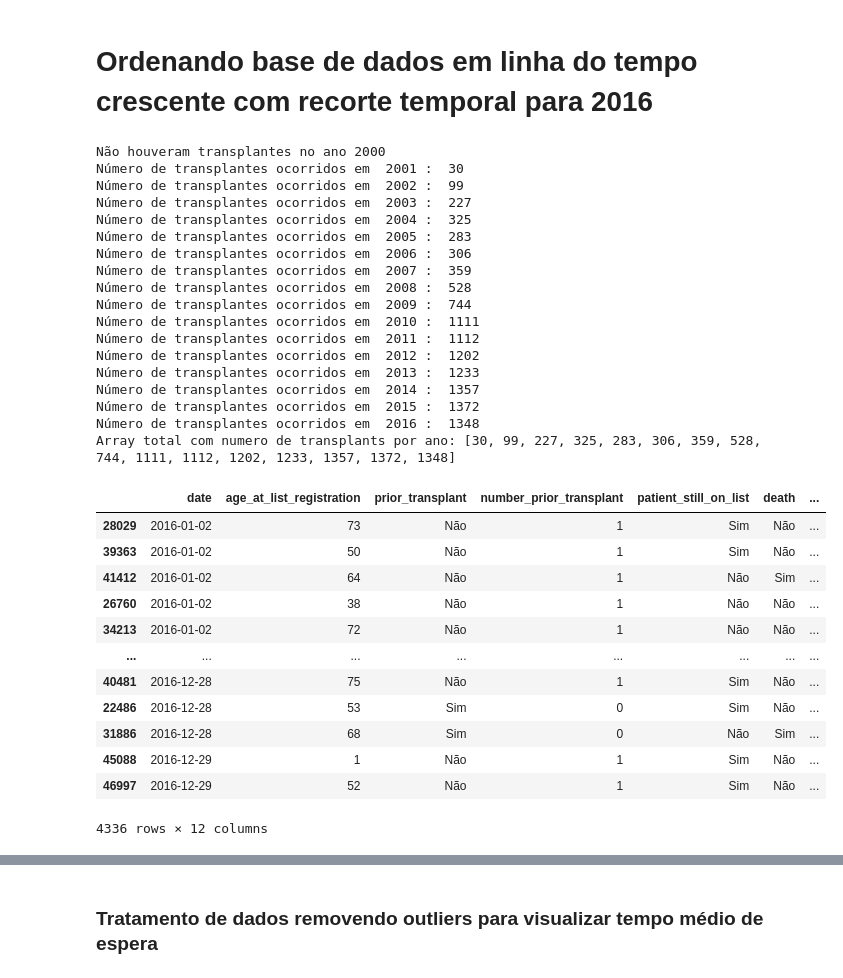
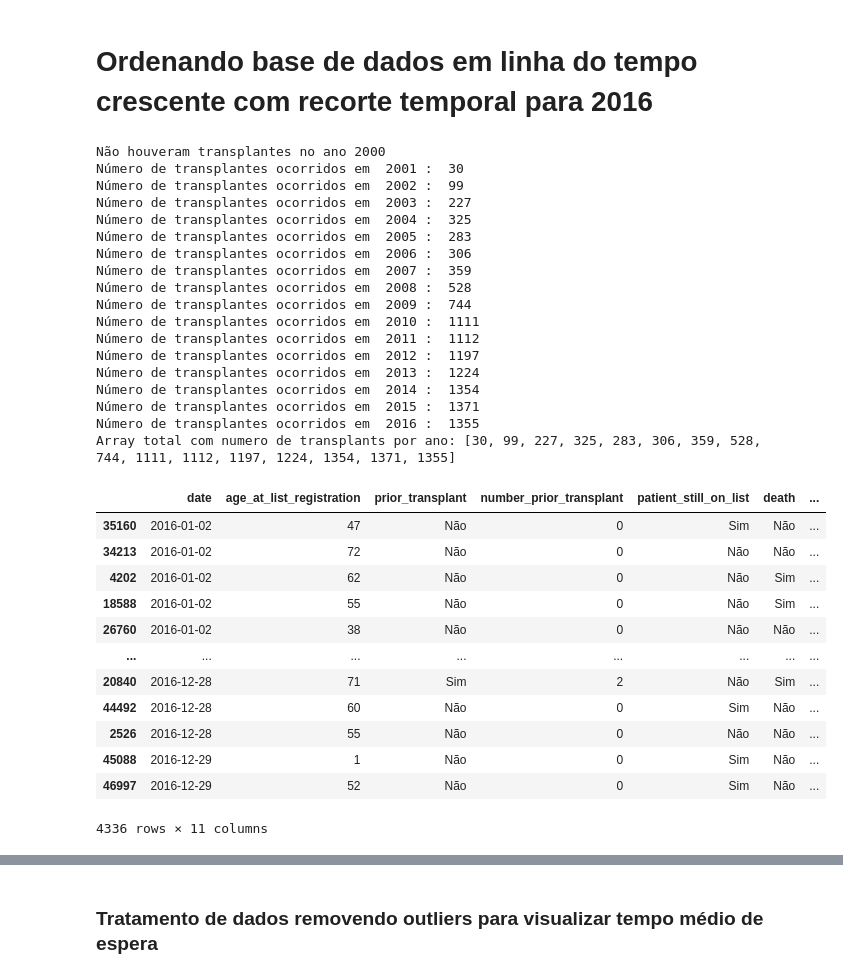
Before and after one commit to Claricez/Trabalho-de-simulacao-discreta-, a Jupyter notebook: main.ipynb, the cells around one changed output, grey strips where cells are left out. Saved outputs shown, nothing was run; the diff lists cells and outputs as text; code cells hidden in the pictures.

```diff
--- a/main.ipynb
+++ b/main.ipynb
@@ -60,7 +24,7 @@ Name: number_prior_transplant, Length: 48153, dtype: int64
 # %%
 base_dados['date'] = pd.to_datetime(base_dados['date'], dayfirst=True)
 base_dados = base_dados.sort_values('date')
-base_dados['chegada'] = (base_dados['date'] - dados_filtrados['date'].min()).dt.days
+base_dados['chegada'] = (base_dados['date'] - base_dados['date'].min()).dt.days
 base_dados['final_date'] = base_dados['date'] + pd.to_timedelta(base_dados['time'], unit='D')
 
 number_of_transplants_per_year = []
@@ -68,48 +32,48 @@ number_of_transplants_per_year = []
 currentYear = 2000
 for i in range(17):
     dados_filtrados = base_dados.loc[(base_dados['final_date'].dt.year == currentYear) & (base_dados['Transplant'] == 'Sim')]
     try:
         contagem_sim_condicional = dados_filtrados['Transplant'].value_counts()['Sim']
         number_of_transplants_per_year.append(contagem_sim_condicional)
         print("Número de transplantes ocorridos em ", currentYear, ": ", contagem_sim_condicional)
     except:
         contagem_sim_condicional = 0
         print("Não houveram transplantes no ano", currentYear)
     currentYear = currentYear + 1
 
 dados_filtrados = base_dados[base_dados['date'].dt.year == 2016]
 print("Array total com numero de transplants por ano:", number_of_transplants_per_year)
 
 display(dados_filtrados)
 # %% [output]
 Não houveram transplantes no ano 2000
 Número de transplantes ocorridos em  2001 :  30
 Número de transplantes ocorridos em  2002 :  99
 Número de transplantes ocorridos em  2003 :  227
 Número de transplantes ocorridos em  2004 :  325
 Número de transplantes ocorridos em  2005 :  283
 Número de transplantes ocorridos em  2006 :  306
 Número de transplantes ocorridos em  2007 :  359
 Número de transplantes ocorridos em  2008 :  528
 Número de transplantes ocorridos em  2009 :  744
 Número de transplantes ocorridos em  2010 :  1111
 Número de transplantes ocorridos em  2011 :  1112
-Número de transplantes ocorridos em  2012 :  1202
-Número de transplantes ocorridos em  2013 :  1233
-Número de transplantes ocorridos em  2014 :  1357
-Número de transplantes ocorridos em  2015 :  1372
-Número de transplantes ocorridos em  2016 :  1348
-Array total com numero de transplants por ano: [30, 99, 227, 325, 283, 306, 359, 528, 744, 1111, 1112, 1202, 1233, 1357, 1372, 1348]
+Número de transplantes ocorridos em  2012 :  1197
+Número de transplantes ocorridos em  2013 :  1224
+Número de transplantes ocorridos em  2014 :  1354
+Número de transplantes ocorridos em  2015 :  1371
+Número de transplantes ocorridos em  2016 :  1355
+Array total com numero de transplants por ano: [30, 99, 227, 325, 283, 306, 359, 528, 744, 1111, 1112, 1197, 1224, 1354, 1371, 1355]
 |  | date | age_at_list_registration | prior_transplant | number_prior_transplant | patient_still_on_list | death | ... |
-| 28029 | 2016-01-02 | 73 | Não | 1 | Sim | Não | ... |
-| 39363 | 2016-01-02 | 50 | Não | 1 | Sim | Não | ... |
-| 41412 | 2016-01-02 | 64 | Não | 1 | Não | Sim | ... |
-| 26760 | 2016-01-02 | 38 | Não | 1 | Não | Não | ... |
-| 34213 | 2016-01-02 | 72 | Não | 1 | Não | Não | ... |
+| 35160 | 2016-01-02 | 47 | Não | 0 | Sim | Não | ... |
+| 34213 | 2016-01-02 | 72 | Não | 0 | Não | Não | ... |
+| 4202 | 2016-01-02 | 62 | Não | 0 | Não | Sim | ... |
+| 18588 | 2016-01-02 | 55 | Não | 0 | Não | Sim | ... |
+| 26760 | 2016-01-02 | 38 | Não | 0 | Não | Não | ... |
 | ... | ... | ... | ... | ... | ... | ... | ... |
-| 40481 | 2016-12-28 | 75 | Não | 1 | Sim | Não | ... |
-| 22486 | 2016-12-28 | 53 | Sim | 0 | Sim | Não | ... |
-| 31886 | 2016-12-28 | 68 | Sim | 0 | Não | Sim | ... |
-| 45088 | 2016-12-29 | 1 | Não | 1 | Sim | Não | ... |
-| 46997 | 2016-12-29 | 52 | Não | 1 | Sim | Não | ... |
+| 20840 | 2016-12-28 | 71 | Sim | 2 | Não | Sim | ... |
+| 44492 | 2016-12-28 | 60 | Não | 0 | Sim | Não | ... |
+| 2526 | 2016-12-28 | 55 | Não | 0 | Não | Não | ... |
+| 45088 | 2016-12-29 | 1 | Não | 0 | Sim | Não | ... |
+| 46997 | 2016-12-29 | 52 | Não | 0 | Sim | Não | ... |
-4336 rows × 12 columns
+4336 rows × 11 columns
```
Also changed, not shown: parts of 3 cells of this notebook.
